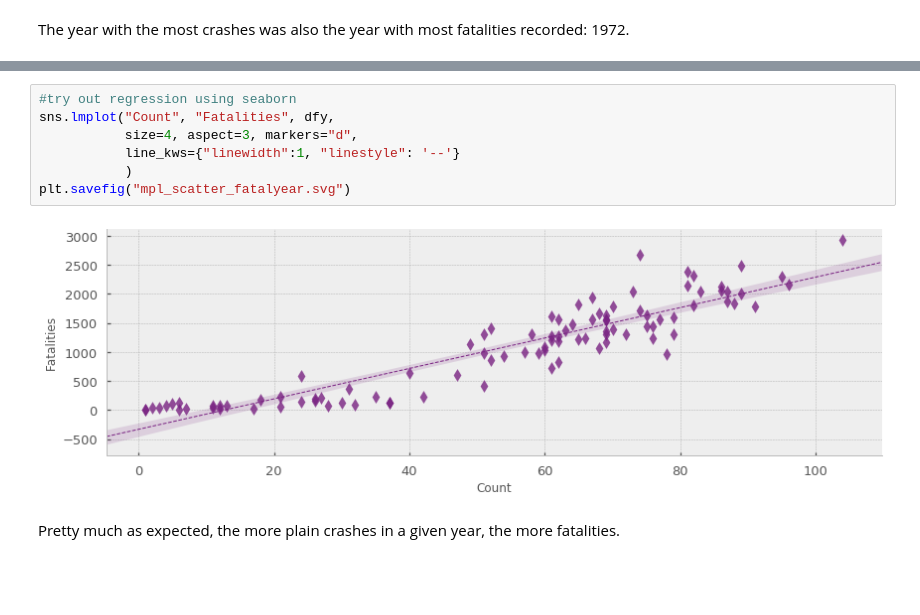
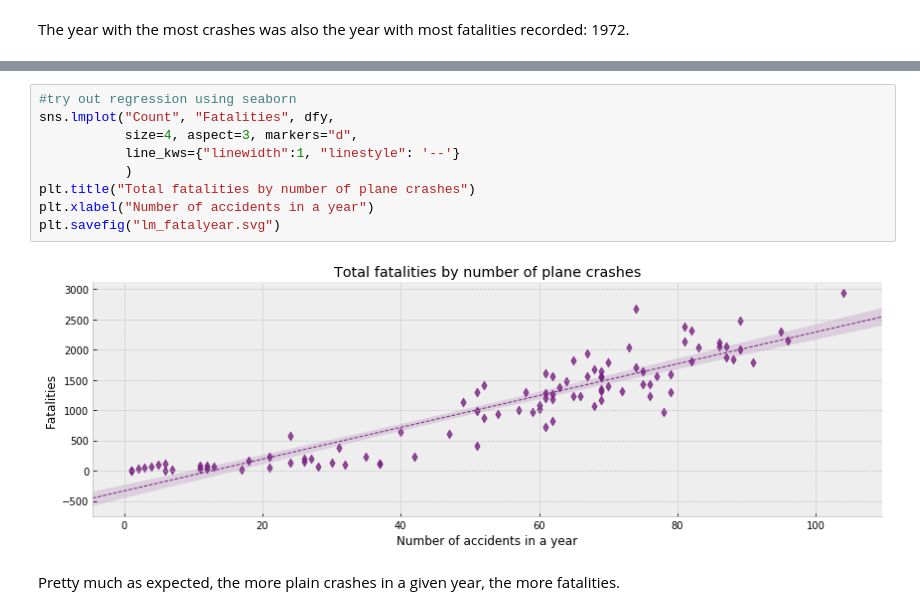
Before and after one commit to CatarinaL/GroupDataVizProjectDIT, a Jupyter notebook: ExploratoryDataAnalysis.ipynb, the cells around one changed output, grey strips where cells are left out. Saved outputs shown, nothing was run; the diff lists cells and outputs as text; blank space fills up the shorter version.

```diff
--- a/ExploratoryDataAnalysis.ipynb
+++ b/ExploratoryDataAnalysis.ipynb
@@ -132,11 +269,13 @@ plt.show()
 # %%
 #try out regression using seaborn
 sns.lmplot("Count", "Fatalities", dfy,
            size=4, aspect=3, markers="d",
            line_kws={"linewidth":1, "linestyle": '--'}
            )
-plt.savefig("mpl_scatter_fatalyear.svg")
+plt.title("Total fatalities by number of plane crashes")
+plt.xlabel("Number of accidents in a year")
+plt.savefig("lm_fatalyear.svg")
 # %% [output]
-[figure, old version]
+[figure, new version]
 # %% [markdown]
 Pretty much as expected, the more plain crashes in a given year, the more fatalities.
```
Also changed, not shown: parts of 20 cells of this notebook, 9 other files.
